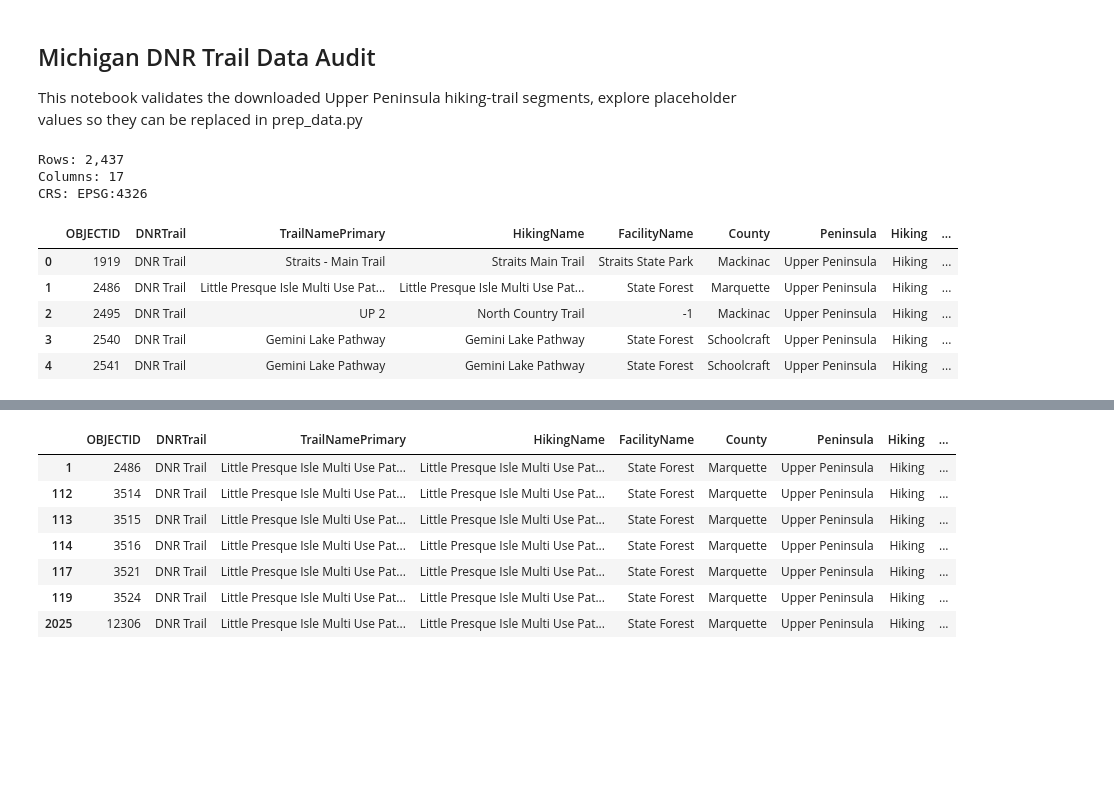
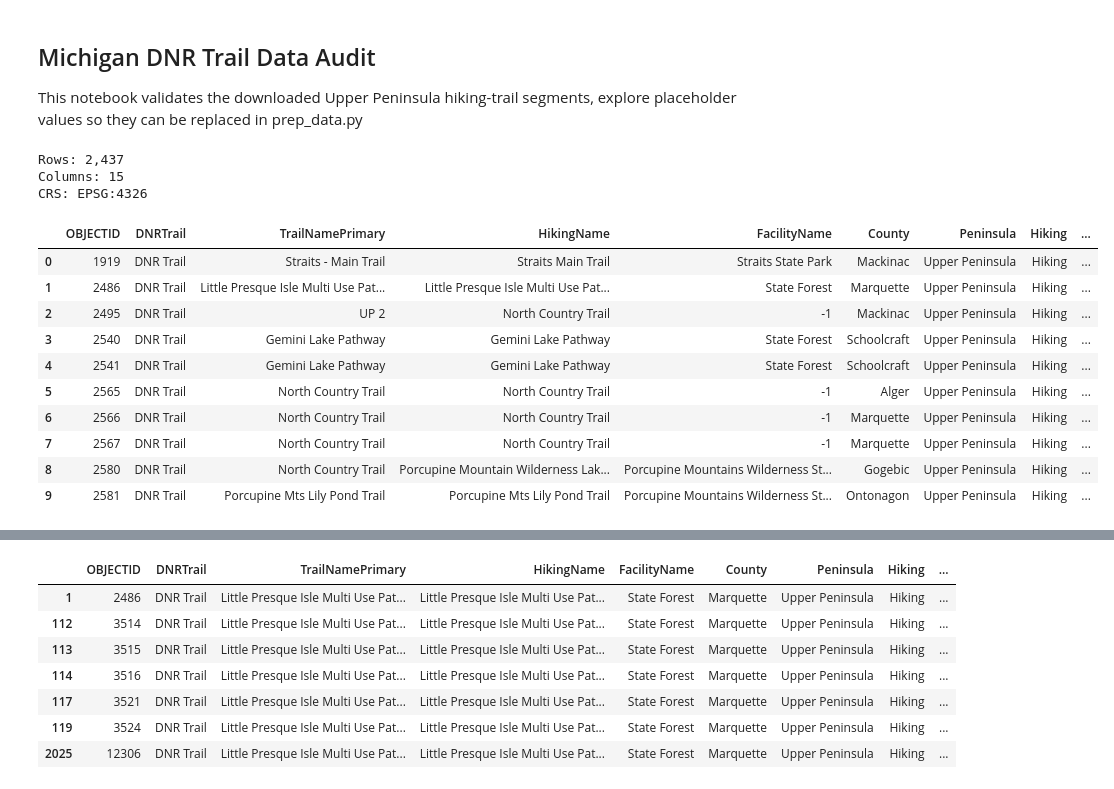
Before and after one commit to RayofData/Whats_UP_Outdoors, a Jupyter notebook: notebooks/01_trail_data_audit.ipynb, the cells around one changed output, grey strips where cells are left out. Cells and saved outputs as stored; diff of their text form; code cells hidden in the pictures; blank space fills up the shorter version.

Commit message:
worked on audit, found missing values and explored data

```diff
--- a/notebooks/01_trail_data_audit.ipynb
+++ b/notebooks/01_trail_data_audit.ipynb
@@ -3,31 +3,36 @@
 
 This notebook validates the downloaded Upper Peninsula hiking-trail segments, explore placeholder values so they can be replaced in prep_data.py
 # %%
-from pathlib import Path  # File paths
+from pathlib import Path
 
-import pandas as pd  # Tabular data
-import geopandas as gpd  # Geospatial data
+import pandas as pd
+import geopandas as gpd
 
 
 DATA_PATH = Path("../data/raw/dnr_up_hiking_trails.geojson")
 PROCESSED_PATH = Path("../data/processed/dnr_up_hiking_segments_clean.parquet")
 
 trails = gpd.read_file(DATA_PATH)
 
 print(f"Rows: {len(trails):,}")
 print(f"Columns: {len(trails.columns)}")
 print(f"CRS: {trails.crs}")
-trails.head()
+trails.head(10)
 # %% [output]
 Rows: 2,437
-Columns: 17
+Columns: 15
 CRS: EPSG:4326
 |  | OBJECTID | DNRTrail | TrailNamePrimary | HikingName | FacilityName | County | Peninsula | Hiking | ... |
 | 0 | 1919 | DNR Trail | Straits - Main Trail | Straits Main Trail | Straits State Park | Mackinac | Upper Peninsula | Hiking | ... |
 | 1 | 2486 | DNR Trail | Little Presque Isle Multi Use Pat... | Little Presque Isle Multi Use Pat... | State Forest | Marquette | Upper Peninsula | Hiking | ... |
 | 2 | 2495 | DNR Trail | UP 2 | North Country Trail | -1 | Mackinac | Upper Peninsula | Hiking | ... |
 | 3 | 2540 | DNR Trail | Gemini Lake Pathway | Gemini Lake Pathway | State Forest | Schoolcraft | Upper Peninsula | Hiking | ... |
 | 4 | 2541 | DNR Trail | Gemini Lake Pathway | Gemini Lake Pathway | State Forest | Schoolcraft | Upper Peninsula | Hiking | ... |
+| 5 | 2565 | DNR Trail | North Country Trail | North Country Trail | -1 | Alger | Upper Peninsula | Hiking | ... |
+| 6 | 2566 | DNR Trail | North Country Trail | North Country Trail | -1 | Marquette | Upper Peninsula | Hiking | ... |
+| 7 | 2567 | DNR Trail | North Country Trail | North Country Trail | -1 | Marquette | Upper Peninsula | Hiking | ... |
+| 8 | 2580 | DNR Trail | North Country Trail | Porcupine Mountain Wilderness Lak... | Porcupine Mountains Wilderness St... | Gogebic | Upper Peninsula | Hiking | ... |
+| 9 | 2581 | DNR Trail | Porcupine Mts Lily Pond Trail | Porcupine Mts Lily Pond Trail | Porcupine Mountains Wilderness St... | Ontonagon | Upper Peninsula | Hiking | ... |
 # %%
 trails.info()
 # %% [output]
```
Also changed, not shown: parts of 9 cells of this notebook.
